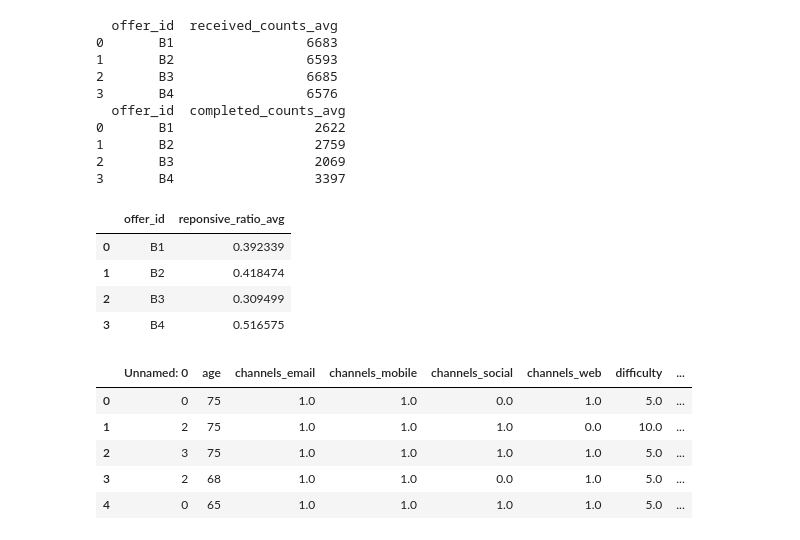
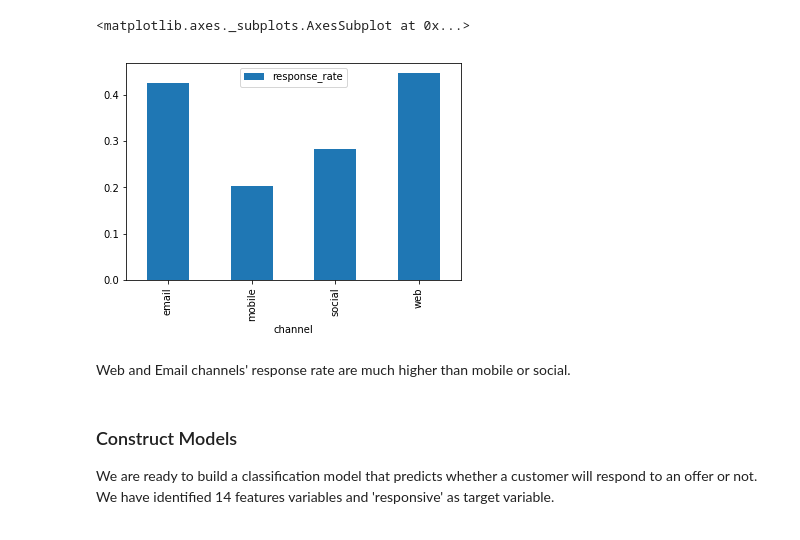
Before and after one commit to xu4/sagemaker-Starbucks-Customer-Behavior, a Jupyter notebook: Starbucks.ipynb, the cells around one changed output. Drawn from its saved outputs; the diff is of its cells as text; code cells hidden in the pictures.

```diff
--- a/Starbucks.ipynb
+++ b/Starbucks.ipynb
@@ -474,0 +595,3 @@ test.head()
+# %%
+respond_channels_mobile = generate_response_rate('channels_mobile')
+respond_channels_mobile
@@ -474,0 +603,3 @@ test.head()
+# %%
+respond_channels_social = generate_response_rate('channels_social')
+respond_channels_social
@@ -474,0 +611,3 @@ test.head()
+# %%
+respond_channels_web = generate_response_rate('channels_web')
+respond_channels_web
@@ -474,0 +623,9 @@ test.head()
+# %%
+response_channels = respond_channels_email.responsive_rate
+rate_list =[['email', respond_channels_email.iloc[0].responsive_rate], \
+            ['mobile', respond_channels_mobile.iloc[0].responsive_rate],\
+            ['social', respond_channels_social.iloc[0].responsive_rate],\
+            ['web', respond_channels_web.iloc[0].responsive_rate]]
+#print(rate_list)
+response_channels = pd.DataFrame(rate_list, columns=['channel','response_rate'])
+response_channels
@@ -475,3 +638,14 @@ test.head()
+# %%
+response_channels.plot(x='channel', y='response_rate', kind='bar')
+# %% [output]
+<matplotlib.axes._subplots.AxesSubplot at 0x...>
+[figure, added]
+# %% [markdown]
+Web and Email channels' response rate are much higher than mobile or social.
+# %% [markdown]
+### Construct Models
+
+We are ready to build a classification model that predicts whether a customer will respond to an offer or not. We have identified 14 features variables and 'responsive' as target variable.
 # %%
 #Import all useful packages
 import datetime
@@ -486,48 +661,2 @@ from sklearn.ensemble import AdaBoostClassifier
 from sklearn.metrics import accuracy_score,f1_score
 from sklearn.metrics import classification_report
-# %%
-# not needed as we will drop the offer_id
-#bogo_respond['offer_id']= bogo_respond['offer_id'].map({'B1':1, 'B2':2, 'B3':3, 'B4':4})
-
-#get each offer's average responsive rate
-
-received_count_avg = bogo_respond.groupby(['offer_id']).size().reset_index(name='received_counts_avg')
-completed_count_avg = bogo_respond[bogo_respond['responsive'] == 1].groupby(['offer_id']).size().reset_index(name='completed_counts_avg')
-
-#print(received_count_avg)
-#print(completed_count_avg)
-# %% [output]
-  offer_id  received_counts_avg
-0       B1                 6683
-1       B2                 6593
-2       B3                 6685
-3       B4                 6576
-  offer_id  completed_counts_avg
-0       B1                  2622
-1       B2                  2759
-2       B3                  2069
-3       B4                  3397
-# %%
-responsive_avg = received_count_avg.merge(completed_count_avg , left_on=['offer_id'], right_on = ['offer_id'])
-responsive_avg['reponsive_ratio_avg'] = responsive_avg['completed_counts_avg']/responsive_avg['received_counts_avg']
-responsive_avg.drop(['completed_counts_avg', 'received_counts_avg'],axis=1, inplace=True)
-responsive_avg.head()
-# %% [output]
-|  | offer_id | reponsive_ratio_avg |
-| 0 | B1 | 0.392339 |
-| 1 | B2 | 0.418474 |
-| 2 | B3 | 0.309499 |
-| 3 | B4 | 0.516575 |
-# %%
-X = bogo_respond.merge(responsive_avg , left_on=['offer_id'], right_on = ['offer_id'], how='left')
-X['responsive_ratio'] = X['responsive_counts']/X['received_counts']
-
-X.drop(['received_counts', 'responsive_counts', 'nonresponsive_counts'],axis=1, inplace=True)
-X.head()
-# %% [output]
-|  | Unnamed: 0 | age | channels_email | channels_mobile | channels_social | channels_web | difficulty | ... |
-| 0 | 0 | 75 | 1.0 | 1.0 | 0.0 | 1.0 | 5.0 | ... |
-| 1 | 2 | 75 | 1.0 | 1.0 | 1.0 | 0.0 | 10.0 | ... |
-| 2 | 3 | 75 | 1.0 | 1.0 | 1.0 | 1.0 | 5.0 | ... |
-| 3 | 2 | 68 | 1.0 | 1.0 | 0.0 | 1.0 | 5.0 | ... |
-| 4 | 0 | 65 | 1.0 | 1.0 | 1.0 | 1.0 | 5.0 | ... |
```
Also changed, not shown: parts of 128 cells of this notebook.
